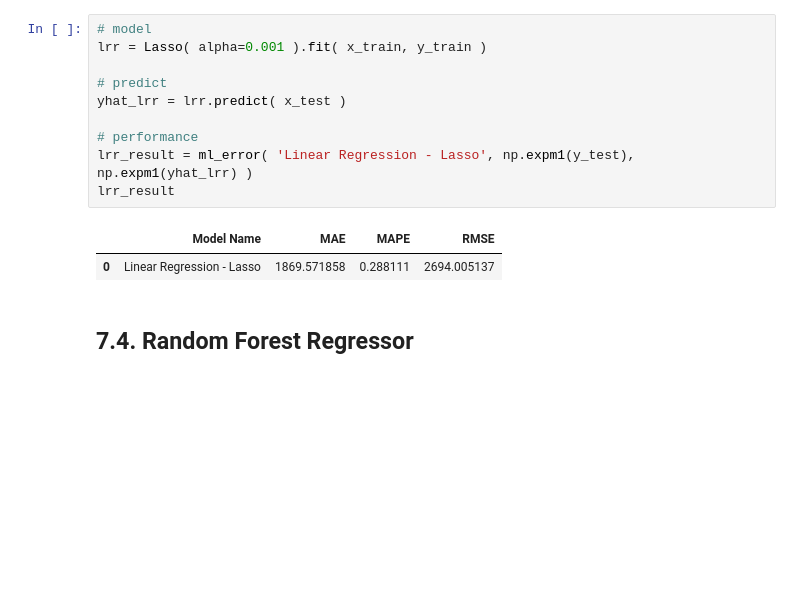
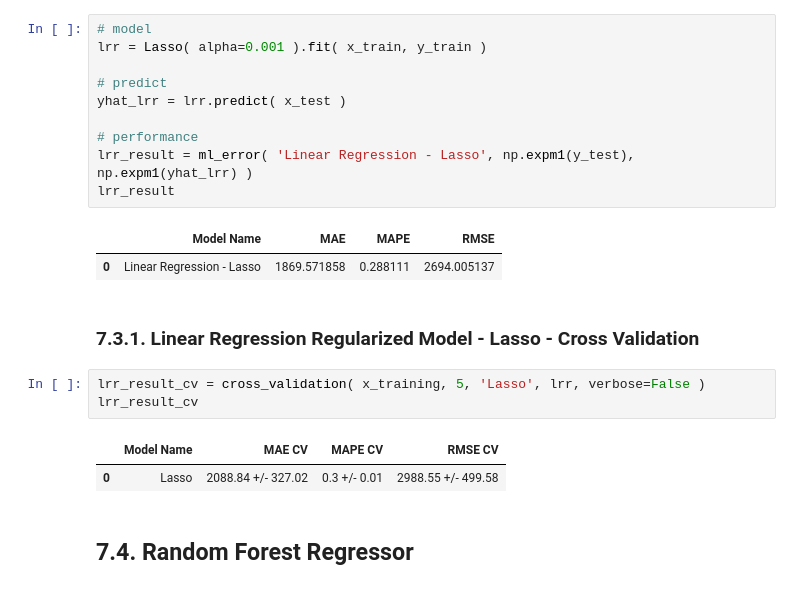
Before and after one commit to EdinanMarinho/Data_Science_em_Producao, a Jupyter notebook: m07_v01_store_sales_prediction.ipynb, the cells around one changed output. Saved outputs shown, nothing was run; the diff lists cells and outputs as text; blank space fills up the shorter version.

Commit message:
Lasso cross validation

```diff
--- a/m07_v01_store_sales_prediction.ipynb
+++ b/m07_v01_store_sales_prediction.ipynb
@@ -1134,6 +1183,14 @@ lrr_result
 # %% [output]
 |  | Model Name | MAE | MAPE | RMSE |
 | 0 | Linear Regression - Lasso | 1869.571858 | 0.288111 | 2694.005137 |
+# %% [markdown]
+### 7.3.1. Linear Regression Regularized Model - Lasso - Cross Validation
+# %%
+lrr_result_cv = cross_validation( x_training, 5, 'Lasso', lrr, verbose=False )
+lrr_result_cv
+# %% [output]
+|  | Model Name | MAE CV | MAPE CV | RMSE CV |
+| 0 | Lasso | 2088.84 +/- 327.02 | 0.3 +/- 0.01 | 2988.55 +/- 499.58 |
 # %% [markdown]
 ## 7.4. Random Forest Regressor
 # %%
```
Also changed, not shown: parts of 18 cells of this notebook.
